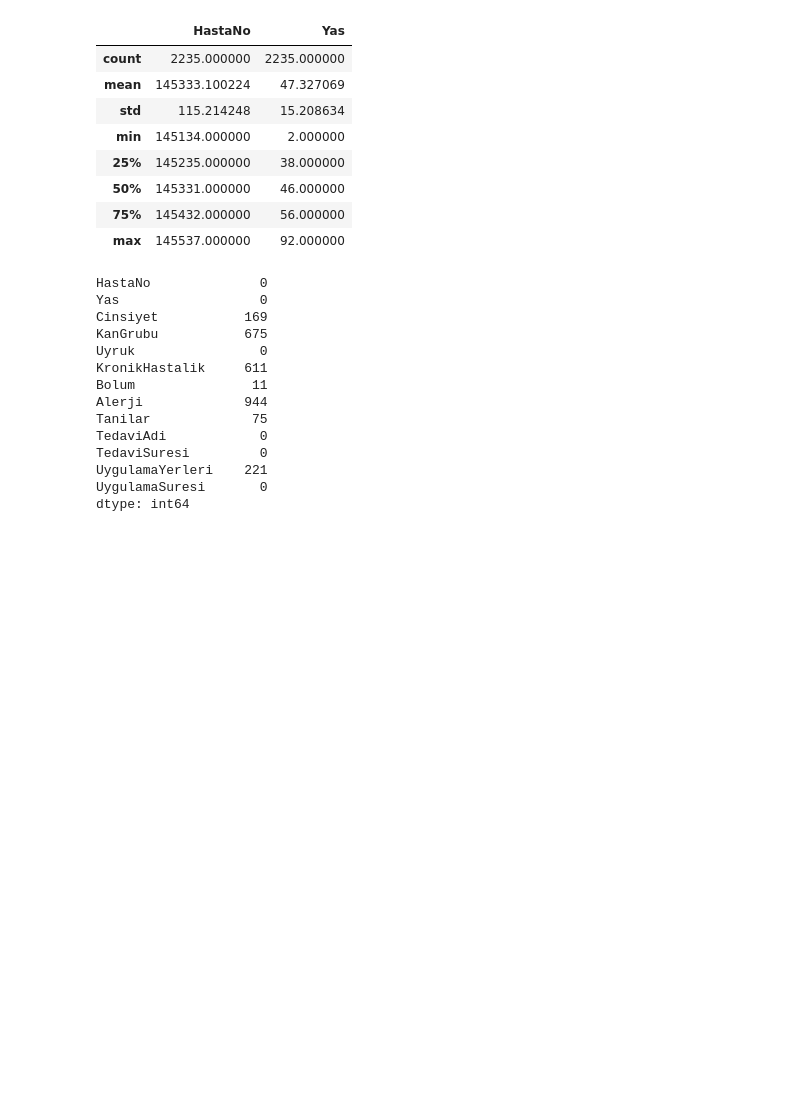
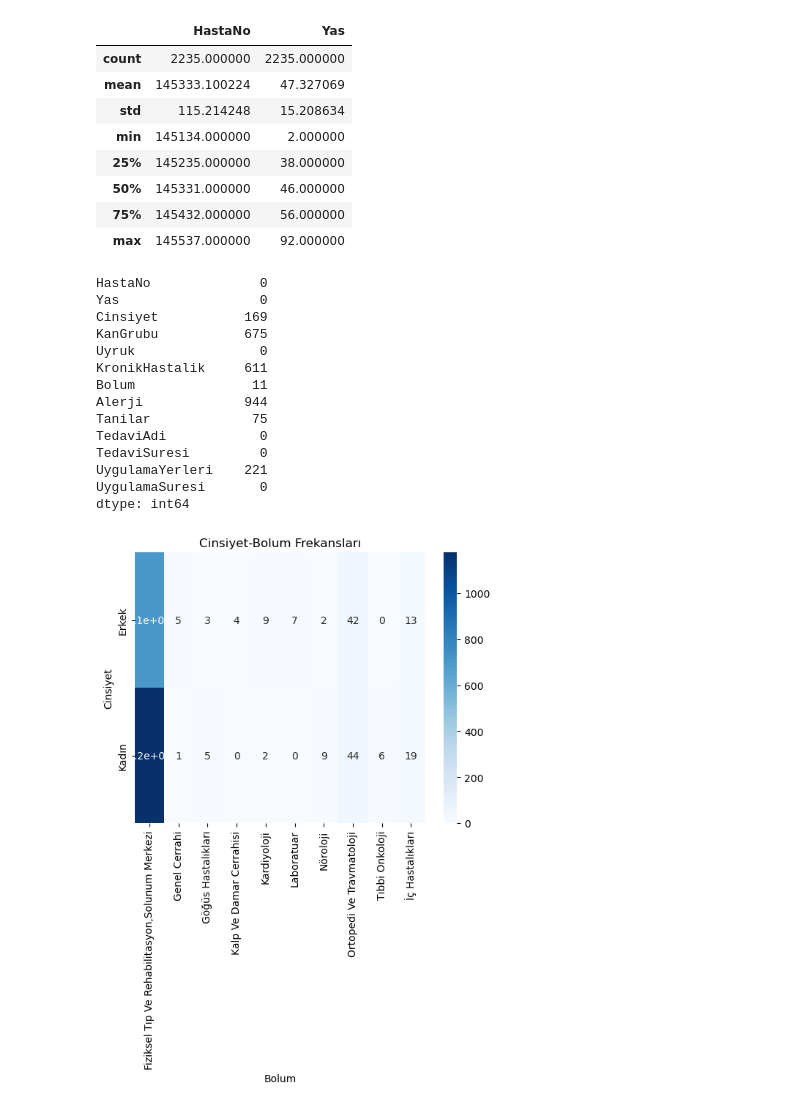
Before and after one commit to silanekin/DataScienceCase, a Jupyter notebook: DataScienceCase.ipynb, the cells around one changed output. Cells and saved outputs as stored; diff of their text form; code cells hidden in the pictures; blank space fills up the shorter version.

```diff
--- a/DataScienceCase.ipynb
+++ b/DataScienceCase.ipynb
@@ -80,3 +81,10 @@ TedaviSuresi         0
 UygulamaYerleri    221
 UygulamaSuresi       0
 dtype: int64
+# %%
+ct = pd.crosstab(df["Cinsiyet"],df["Bolum"])
+sns.heatmap(ct, annot=True, cmap="Blues")
+plt.title("Cinsiyet-Bolum Frekansları")
+plt.show()
+# %% [output]
+[figure, added]
```
Also changed, not shown: parts of 10 cells of this notebook, 3 other files.
